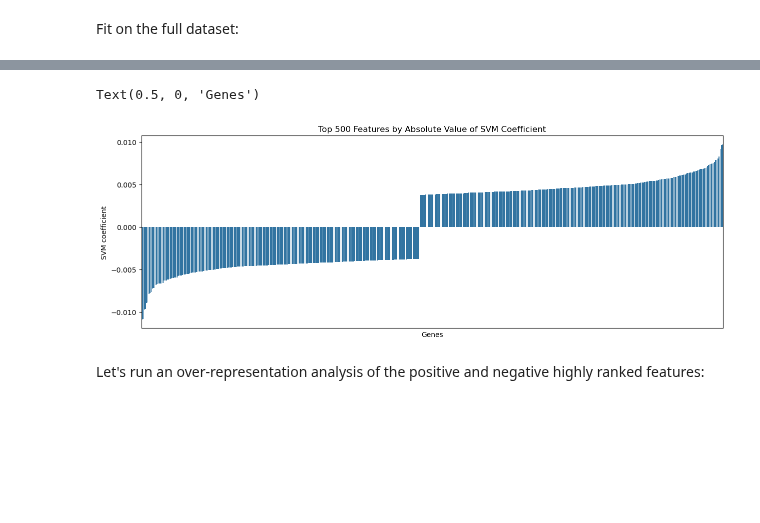
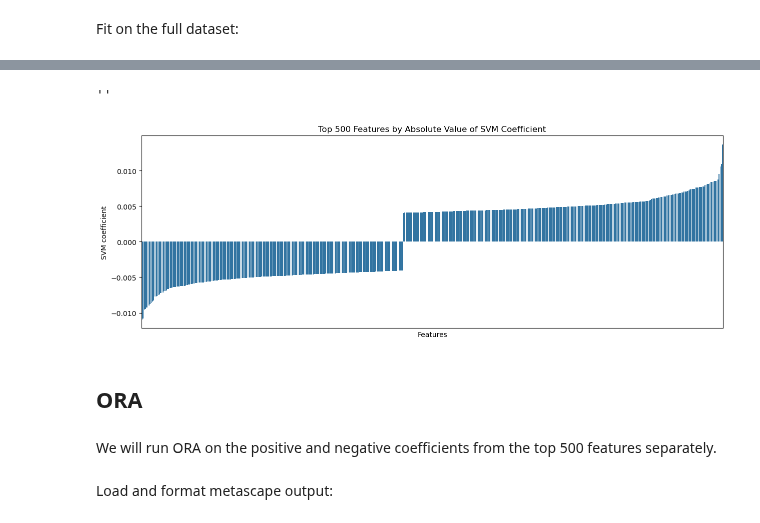
Before and after one commit to hmbaghdassarian/metastatic_potential, a Jupyter notebook: notebooks/A_rna_prediction/04_feature_analysis.ipynb, the cells around one changed output, grey strips where cells are left out. Drawn from its saved outputs; the diff is of its cells as text; code cells hidden in the pictures; blank space fills up the shorter version.

Commit message:
ORA analysis complete

```diff
--- a/notebooks/A_rna_prediction/04_feature_analysis.ipynb
+++ b/notebooks/A_rna_prediction/04_feature_analysis.ipynb
@@ -26,9 +31,12 @@ os.environ["VECLIB_MAXIMUM_THREADS"] = str(n_cores)
 os.environ["NUMEXPR_NUM_THREADS"] = str(n_cores)
 # %%
 X = pd.read_csv(os.path.join(data_path, 'processed',  'expr.csv'), index_col = 0)
-feature_names = X.columns
+rna_cols = X.columns
 X = X.values
+
 
 y = pd.read_csv(os.path.join(data_path, 'processed', 'metastatic_potential.csv'), index_col = 0)['mean'].values.ravel()
 
-best_pipeline = read_pickled_object(os.path.join(data_path, 'processed', 'best_model.pickle'))
+best_pipeline = read_pickled_object(os.path.join(data_path, 'processed',
+                                                 'best_model.pickle'))
+best_pipeline
@@ -64,15 +73,27 @@ top_features = pd.DataFrame(data = {'SVM coefficient': model_coefs[ranked_featur
+# %%
+rna_indices = best_pipeline.named_steps['feature_reduction'].top_indices_
+selected_cols = [rna_cols[i] for i in rna_indices]
+
+model_coefs = best_pipeline.named_steps['model'].coef_.flatten()
+model_coefs = pd.DataFrame(data = {'SVM coefficient': model_coefs},
+                           index = selected_cols)
+
+top_n = 500
+model_coefs.sort_values(by='SVM coefficient', key=lambda x: x.abs(), ascending=False, inplace=True)
+model_coefs.reset_index(names = 'Feature Name', inplace = True)
+top_model_coefs = model_coefs.iloc[:top_n, :]
+# top_model_coefs.reset_index(names = 'Feature Name', inplace = True)
 # %%
 fig, ax = plt.subplots(figsize = (15, 5))
 
-viz_df = top_features.sort_values(by = 'SVM coefficient', ascending = True)
-
-sns.barplot(data = viz_df, x = 'Gene Name', y = 'SVM coefficient', ax = ax)
+viz_df = top_model_coefs.sort_values(by = 'SVM coefficient', ascending = True)
+sns.barplot(data = viz_df, x = 'Feature Name', y = 'SVM coefficient',
+            ax = ax)
 ax.set_xticklabels([])
 ax.set_title('Top 500 Features by Absolute Value of SVM Coefficient')
 ax.tick_params(axis='x', which='both', bottom=False, top=False, labelbottom=False)
-ax.set_xlabel('Genes')
+ax.set_xlabel('Features')
+;
 # %% [output]
-Text(0.5, 0, 'Genes')
+''
-[figure, old version]
+[figure, new version]
-# %% [markdown]
-Let's run an over-representation analysis of the positive and negative highly ranked features:
@@ -81,0 +100,4 @@ top_features_positive = top_features[top_features['SVM coefficient'] > 0]
+# %% [markdown]
+## ORA
+# %% [markdown]
+We will run ORA on the positive and negative coefficients from the top 500 features separately.
@@ -81,0 +121,2 @@ top_features_positive = top_features[top_features['SVM coefficient'] > 0]
+# %% [markdown]
+Load and format metascape output:
```
Also changed, not shown: parts of 15 cells of this notebook, 4 other files.
